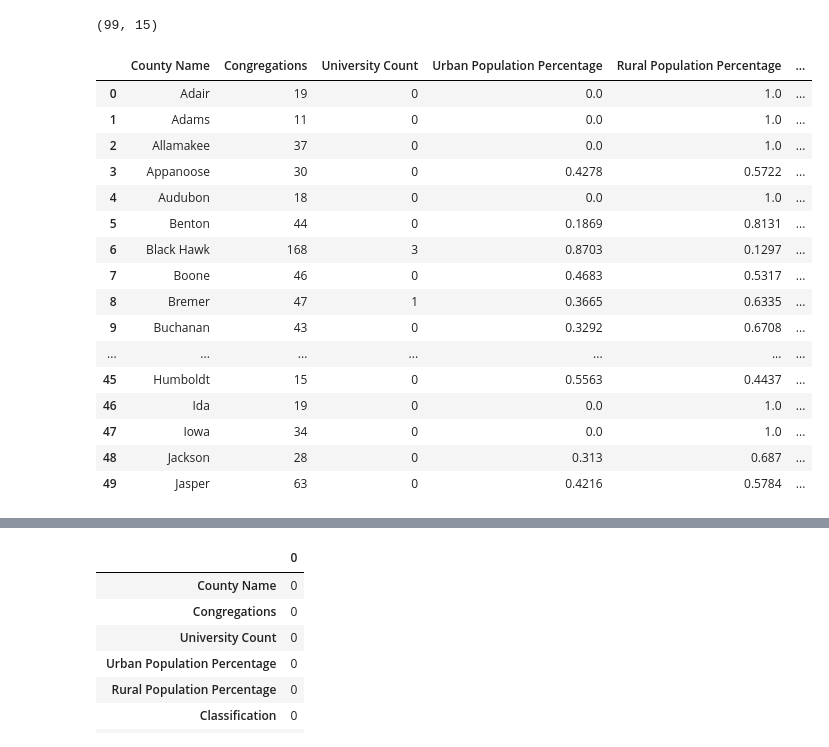
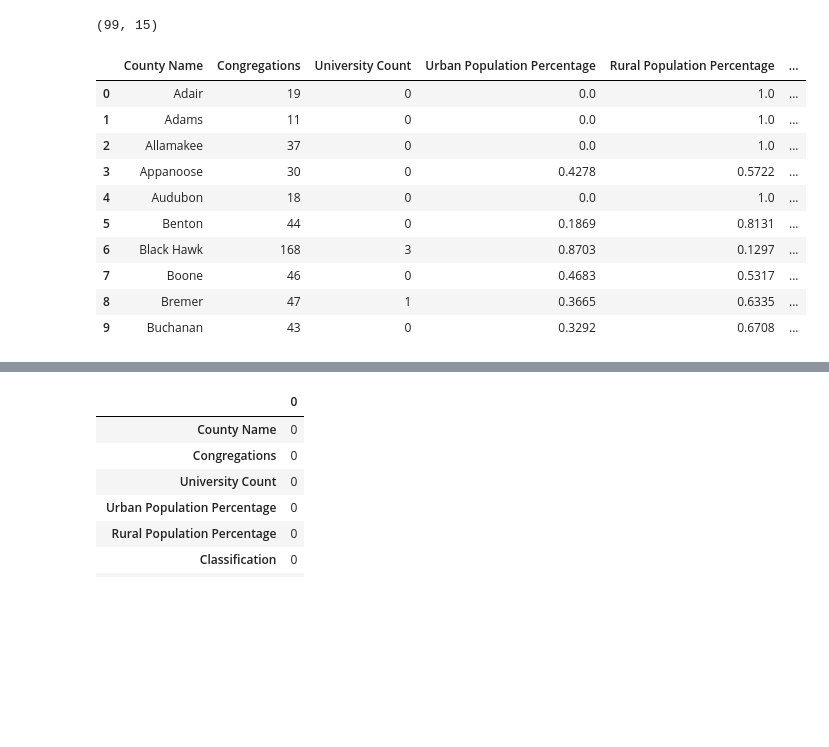
Before and after one commit to jtowgood/DAT490Capstone, a Jupyter notebook: Supervised_Learning.ipynb, the cells around one changed output, grey strips where cells are left out. Saved outputs shown, nothing was run; the diff lists cells and outputs as text; code cells hidden in the pictures; blank space fills up the shorter version.

```diff
--- a/Supervised_Learning.ipynb
+++ b/Supervised_Learning.ipynb
@@ -10,7 +10,7 @@ Drive already mounted at /content/drive; to attempt to forcibly remount, call dr
 # %%
-alcohol_path = "/content/drive/My Drive/DAT 490 Capstone/iowa_compressed.csv"
-income_path = "/content/drive/My Drive/DAT 490 Capstone/iowa_income.csv"
-population_path = "/content/drive/My Drive/DAT 490 Capstone/iowa_population.csv"
+alcohol_path = "/content/drive/My Drive/DAT 490 Capstone/DAT 490 Project/iowa_compressed.csv"
+income_path = "/content/drive/My Drive/DAT 490 Capstone/DAT 490 Project/iowa_income.csv"
+population_path = "/content/drive/My Drive/DAT 490 Capstone/DAT 490 Project/iowa_population.csv"
 # %%
 # import libraries
 import pandas as pd
@@ -346,7 +346,7 @@ num_categories.head()
 avg_income = df_income['average income']
 avg_population = df_population['average population']
 # %%
-slm_path = "/content/drive/My Drive/DAT 490 Capstone/iowa slm.csv"
+slm_path = "/content/drive/My Drive/DAT 490 Capstone/DAT 490 Project/iowa slm.csv"
 df_slm = pd.read_csv(slm_path)
 df_slm.head()
 # %% [output]
@@ -481,22 +481,16 @@ df_slm.shape
 # %% [output]
 (99, 15)
 # %%
-df_slm.head(50)
+df_slm.head(10)
 # %% [output]
 |  | County Name | Congregations | University Count | Urban Population Percentage | Rural Population Percentage | ... |
 | 0 | Adair | 19 | 0 | 0.0 | 1.0 | ... |
 | 1 | Adams | 11 | 0 | 0.0 | 1.0 | ... |
 | 2 | Allamakee | 37 | 0 | 0.0 | 1.0 | ... |
 | 3 | Appanoose | 30 | 0 | 0.4278 | 0.5722 | ... |
 | 4 | Audubon | 18 | 0 | 0.0 | 1.0 | ... |
 | 5 | Benton | 44 | 0 | 0.1869 | 0.8131 | ... |
 | 6 | Black Hawk | 168 | 3 | 0.8703 | 0.1297 | ... |
 | 7 | Boone | 46 | 0 | 0.4683 | 0.5317 | ... |
 | 8 | Bremer | 47 | 1 | 0.3665 | 0.6335 | ... |
 | 9 | Buchanan | 43 | 0 | 0.3292 | 0.6708 | ... |
-| ... | ... | ... | ... | ... | ... | ... |
-| 45 | Humboldt | 15 | 0 | 0.5563 | 0.4437 | ... |
-| 46 | Ida | 19 | 0 | 0.0 | 1.0 | ... |
-| 47 | Iowa | 34 | 0 | 0.0 | 1.0 | ... |
-| 48 | Jackson | 28 | 0 | 0.313 | 0.687 | ... |
-| 49 | Jasper | 63 | 0 | 0.4216 | 0.5784 | ... |
```
Also changed, not shown: parts of 34 cells of this notebook.
